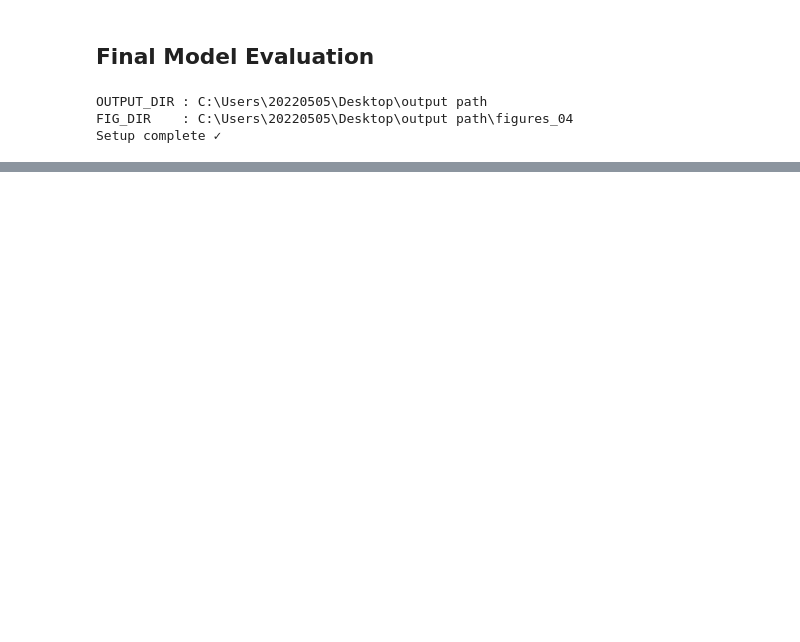
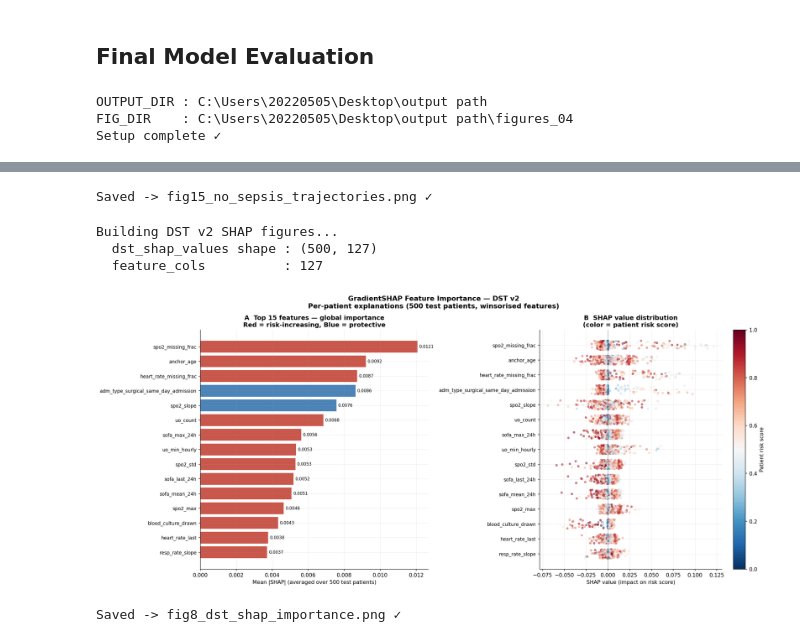
Before and after one commit to hamdikhasawneh/AI-sepsis, a Jupyter notebook: notebooks/04_final_model_evaluation.ipynb, the cells around one changed output, grey strips where cells are left out. Drawn from its saved outputs; the diff is of its cells as text; code cells hidden in the pictures; blank space fills up the shorter version.

```diff
--- a/notebooks/04_final_model_evaluation.ipynb
+++ b/notebooks/04_final_model_evaluation.ipynb
@@ -198,0 +920,78 @@ This takes ~2-3 minutes...
+# %%
+# Already saved as fig_no_sepsis_trajectories.png
+# Copy to fig15
+import shutil
+shutil.copy(
+    str(FIG_DIR / 'fig_no_sepsis_trajectories.png'),
+    str(FIG_DIR / 'fig15_no_sepsis_trajectories.png')
+)
+print('Saved -> fig15_no_sepsis_trajectories.png ✓')
+# %% [output]
+Saved -> fig15_no_sepsis_trajectories.png ✓
+# %%
+# ── Cell 5a: DST v2 GradientSHAP — Global Feature Importance ──
+print('Building DST v2 SHAP figures...')
+print(f'  dst_shap_values shape : {dst_shap_values.shape}')
+print(f'  feature_cols          : {len(feature_cols)}')
+
+mean_abs_shap = np.abs(dst_shap_values).mean(axis=0)
+signed_shap   = dst_shap_values.mean(axis=0)
+top15_idx     = np.argsort(mean_abs_shap)[::-1][:15]
+top15_names   = [feature_cols[i] for i in top15_idx]
+
+fig, axes = plt.subplots(1, 2, figsize=(18, 8))
+fig.suptitle(
+    'GradientSHAP Feature Importance — DST v2\n'
+    'Per-patient explanations (500 test patients, winsorised features)',
+    fontsize=13, fontweight='bold'
+)
+
+# ── Panel A: Bar chart ────────────────────────────────────────
+colors_bar = ['#C0392B' if signed_shap[i] > 0 else '#2C6FAC'
+              for i in top15_idx[::-1]]
+bars = axes[0].barh(range(15), mean_abs_shap[top15_idx][::-1],
+                    color=colors_bar, alpha=0.85)
+axes[0].set_yticks(range(15))
+axes[0].set_yticklabels(top15_names[::-1], fontsize=9)
+axes[0].set_xlabel('Mean |SHAP| (averaged over 500 test patients)')
+axes[0].set_title('A  Top 15 features — global importance\n'
+                  'Red = risk-increasing, Blue = protective',
+                  fontweight='bold')
+for bar, val in zip(bars, mean_abs_shap[top15_idx][::-1]):
+    axes[0].text(val + 0.0001, bar.get_y() + bar.get_height()/2,
+                 f'{val:.4f}', va='center', fontsize=8)
+
+# ── Panel B: Beeswarm-style dot plot ─────────────────────────
+for rank, fi in enumerate(top15_idx):
+    shap_vals_feat = dst_shap_values[:, fi]
+    y_pos          = 14 - rank
+    feat_vals      = dst_shap_meta['risk_score'].values
+    norm_vals      = (feat_vals - feat_vals.min()) / (feat_vals.max() - feat_vals.min() + 1e-9)
+    axes[1].scatter(
+        shap_vals_feat,
+        np.full_like(shap_vals_feat, y_pos) +
+        np.random.uniform(-0.3, 0.3, len(shap_vals_feat)),
+        c=norm_vals, cmap='RdBu_r', alpha=0.5, s=12
+    )
+
+axes[1].axvline(0, color='black', lw=0.8, ls='--', alpha=0.5)
+axes[1].set_yticks(range(15))
+axes[1].set_yticklabels(top15_names[::-1], fontsize=9)
+axes[1].set_xlabel('SHAP value (impact on risk score)')
+axes[1].set_title('B  SHAP value distribution\n(color = patient risk score)',
+                  fontweight='bold')
+sm = plt.cm.ScalarMappable(cmap='RdBu_r',
+                            norm=plt.Normalize(vmin=0, vmax=1))
+plt.colorbar(sm, ax=axes[1], label='Patient risk score')
+
+plt.tight_layout()
+fpath = FIG_DIR / 'fig8_dst_shap_importance.png'
+plt.savefig(str(fpath), dpi=300, bbox_inches='tight')
+plt.show()
+print(f'Saved -> {fpath.name} ✓')
+# %% [output]
+Building DST v2 SHAP figures...
+  dst_shap_values shape : (500, 127)
+  feature_cols          : 127
+[figure, added]
+Saved -> fig8_dst_shap_importance.png ✓
```
Also changed, not shown: parts of 20 cells of this notebook, 3 other files.
